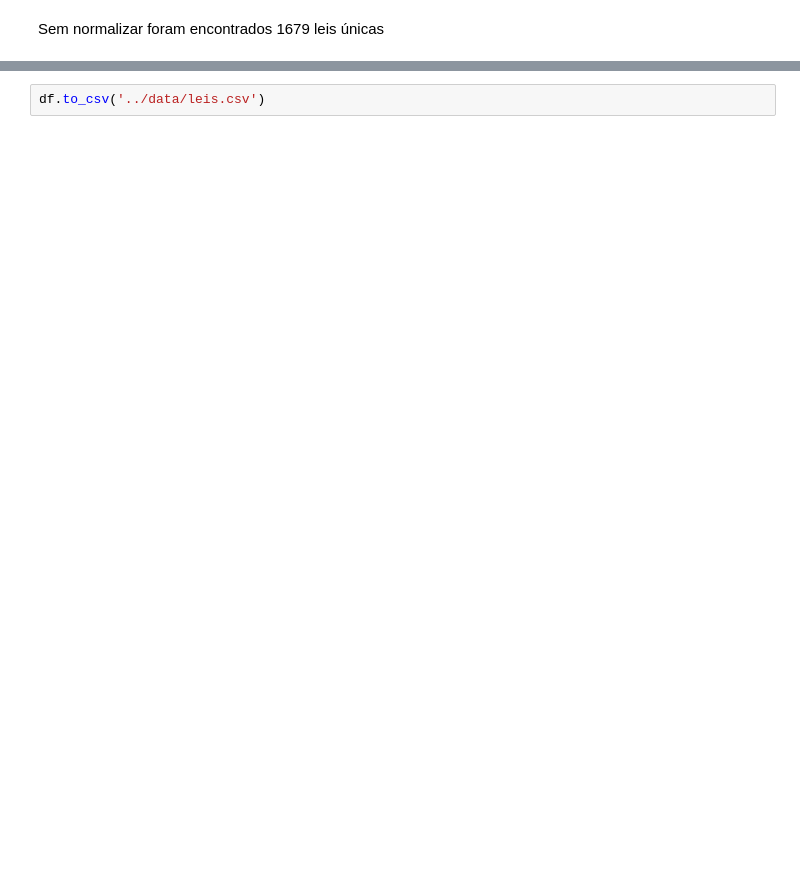
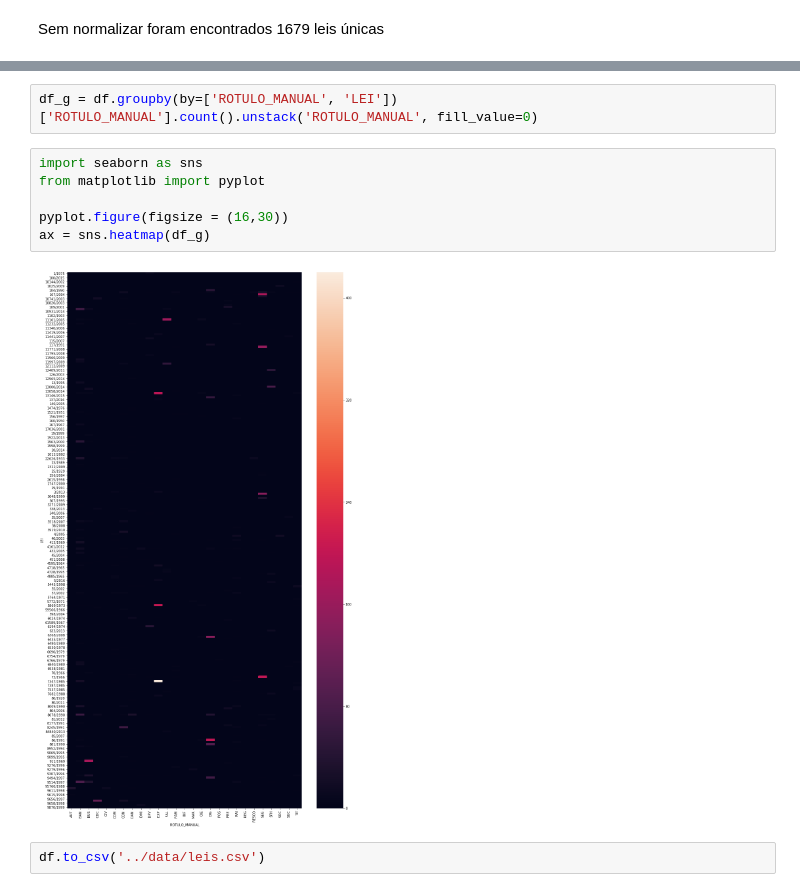
Before and after one commit to piantino/igti-projeto-aplicado, a Jupyter notebook: notebooks/extrair_leis.ipynb, the cells around one changed output, grey strips where cells are left out. Saved outputs shown, nothing was run; the diff lists cells and outputs as text; blank space fills up the shorter version.

Commit message:
Adicionado gráfico heatmap na análise das leis

```diff
--- a/notebooks/extrair_leis.ipynb
+++ b/notebooks/extrair_leis.ipynb
@@ -84,2 +91,12 @@ c.head()
+# %%
+df_g = df.groupby(by=['ROTULO_MANUAL', 'LEI'])['ROTULO_MANUAL'].count().unstack('ROTULO_MANUAL', fill_value=0)
+# %%
+import seaborn as sns
+from matplotlib import pyplot
+
+pyplot.figure(figsize = (16,30))
+ax = sns.heatmap(df_g)
+# %% [output]
+[figure, added]
 # %%
 df.to_csv('../data/leis.csv')
```
Also changed, not shown: parts of 7 cells of this notebook, 1 other file.
